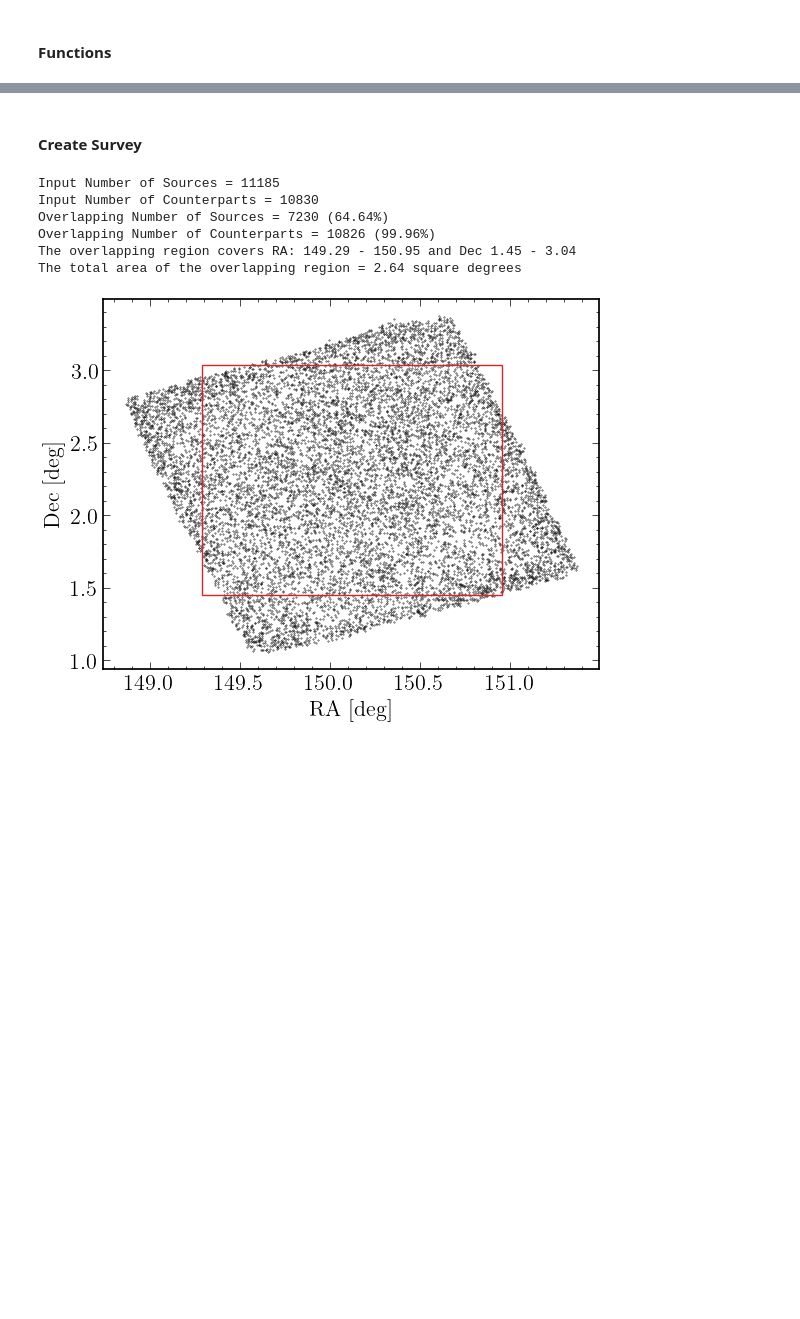
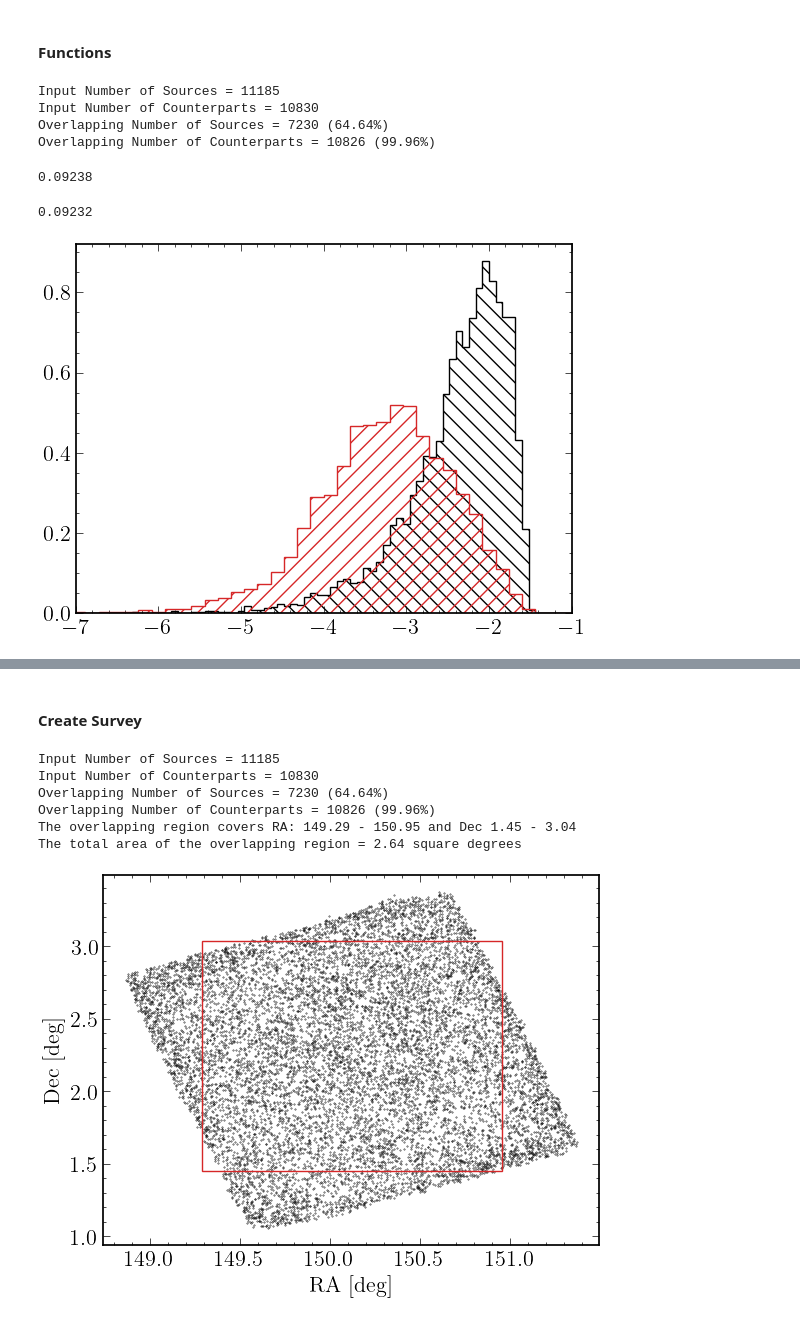
Before and after one commit to BradleyAWard/Radio-IDs, a Jupyter notebook: analysis/testing4.ipynb, the cells around one changed output, grey strips where cells are left out. Saved outputs shown, nothing was run; the diff lists cells and outputs as text; code cells hidden in the pictures; blank space fills up the shorter version.

```diff
--- a/analysis/testing4.ipynb
+++ b/analysis/testing4.ipynb
@@ -65,3 +65,22 @@ def create_sources_and_counterparts(source_params, counterpart_params):
         counterpart_catalogue.append(counterpart)
 
     return source_catalogue, counterpart_catalogue
+# %%
+def get_s_values(self, r_max, n=10000, random_sources=False):
+        if random_sources:
+            sources = self.get_random_sources(n)
+        else:
+            sources = self.sources
+
+        min_s_values = []
+        for source in tqdm(sources, desc='Calculating S Values'):
+            counterpart_s_values = []
+            for counterpart in self.counterparts:
+                r = counterpart.separation(source)
+                if r <= r_max:
+                    s = counterpart.s_value(source, self.counterparts, self.area_arcsec)
+                    counterpart_s_values.append(s)
+            min_s = min(counterpart_s_values, default=np.nan)
+            min_s_values.append(min_s)
+        N = len(sources)
+        return min_s_values, N
@@ -67,0 +159,27 @@ def create_sources_and_counterparts(source_params, counterpart_params):
+# %%
+cosmos2 = Survey2(herschel_objects, vla_objects)
+# %% [output]
+Input Number of Sources = 11185
+Input Number of Counterparts = 10830
+Overlapping Number of Sources = 7230 (64.64%)
+Overlapping Number of Counterparts = 10826 (99.96%)
+# %%
+d_s_random, pairs = cosmos2.get_matches(r_max_arcsec=10, n=50000)
+# %%
+d_s_herschel = cosmos2.get_s_values(r_max_arcsec=10)
+# %%
+len(d_s_random)/50000
+# %% [output]
+0.09238
+# %%
+max([pair.p for pair in pairs])
+# %% [output]
+0.09232
+# %%
+fig, ax = plt.subplots()
+ax.hist(np.log10(d_s_random), bins=100, range=(-8,0), histtype='step', hatch=r'\\', density=True)
+ax.hist(np.log10(d_s_herschel), bins=50, range=(-8,0), histtype='step', hatch=r'//', density=True)
+ax.set_xlim(-7,-1)
+plt.show()
+# %% [output]
+[figure, added]
```
Also changed, not shown: parts of 17 cells of this notebook, 3 other files.
